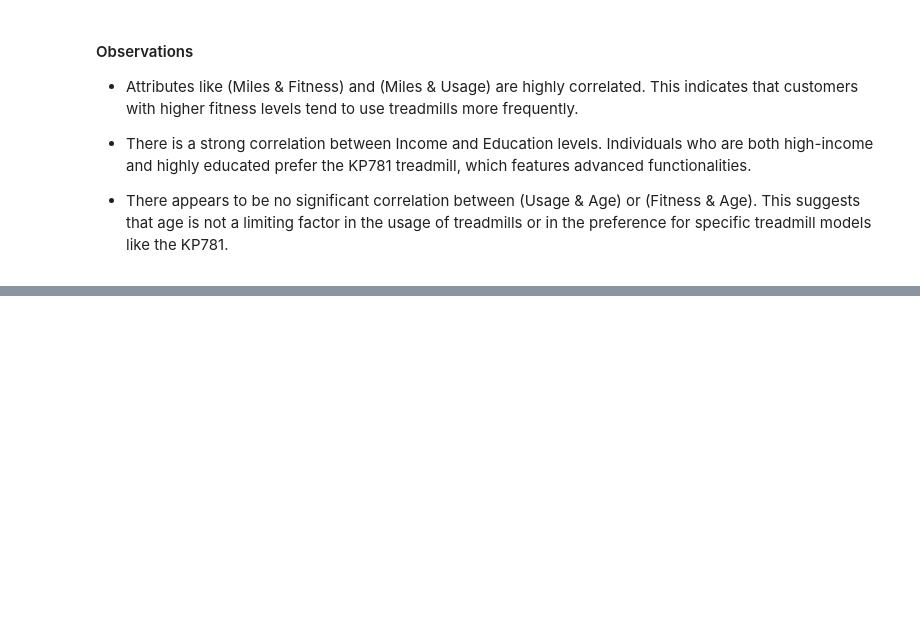
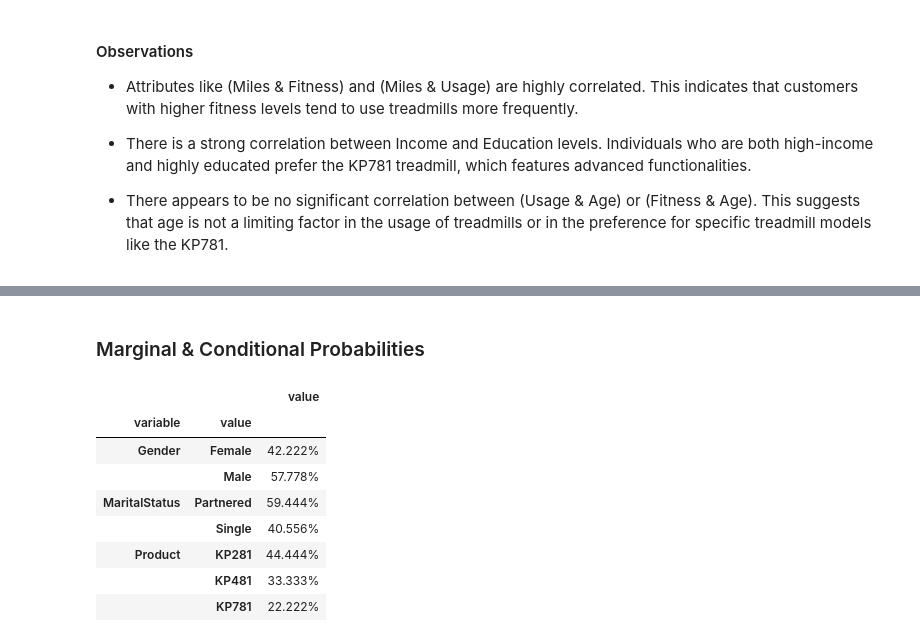
Before and after one commit to Senayitalazarb/Treadmill-buyer-profile-analysis, a Jupyter notebook: CustomerBehaviourAnalysis.ipynb, the cells around one changed output, grey strips where cells are left out. Cells and saved outputs as stored; diff of their text form; code cells hidden in the pictures; blank space fills up the shorter version.

```diff
--- a/CustomerBehaviourAnalysis.ipynb
+++ b/CustomerBehaviourAnalysis.ipynb
@@ -374,0 +384,16 @@ plt.show()
+# %% [markdown]
+### Marginal & Conditional Probabilities
+# %%
+##What percent of customers have purchased KP281, KP481, or KP781?
+df1 = df[['Product', 'Gender', 'MaritalStatus']].melt()
+(df1.groupby(['variable', 'value'])[['value']].count() / len(df)).mul(100).round(3).astype(str) + '%'
+# %% [output]
+|  |  | value |
+| variable | value |  |
+| Gender | Female | 42.222% |
+|  | Male | 57.778% |
+| MaritalStatus | Partnered | 59.444% |
+|  | Single | 40.556% |
+| Product | KP281 | 44.444% |
+|  | KP481 | 33.333% |
+|  | KP781 | 22.222% |
```
Also changed, not shown: parts of 4 cells of this notebook.
